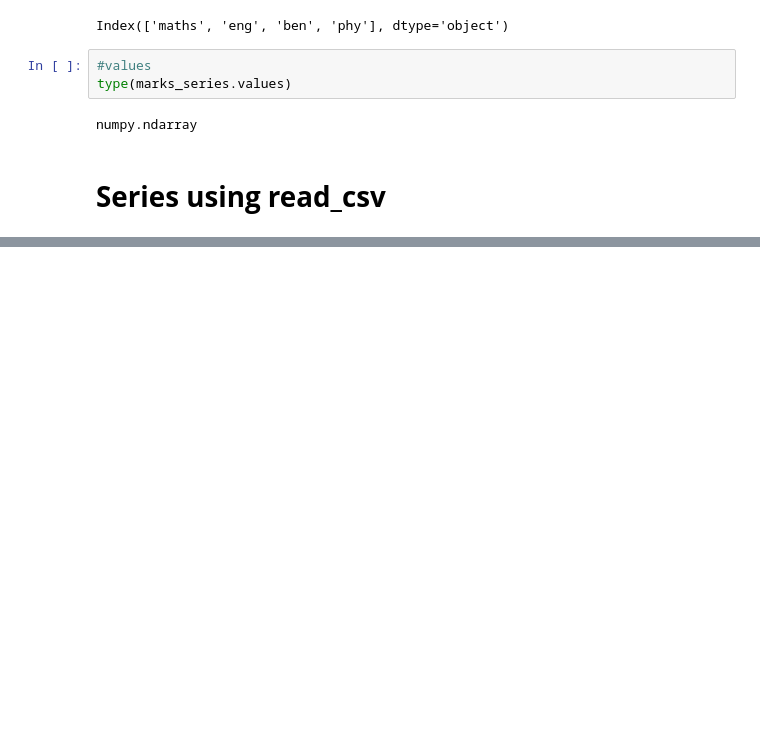
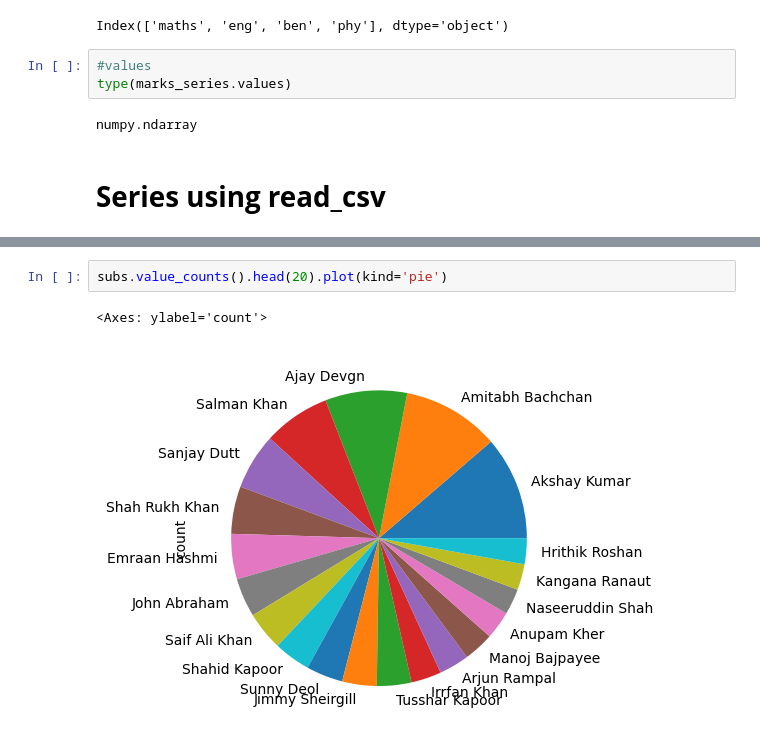
Before and after one commit to Ankitapaul1234/gc_ml, a Jupyter notebook: Untitled1.ipynb, the cells around one changed output, grey strips where cells are left out. Saved outputs shown, nothing was run; the diff lists cells and outputs as text; blank space fills up the shorter version.

```diff
--- a/Untitled1.ipynb
+++ b/Untitled1.ipynb
@@ -148,0 +553,5 @@ print(subs)
+# %%
+subs.value_counts().head(20).plot(kind='pie')
+# %% [output]
+<Axes: ylabel='count'>
+[figure, added]
```
Also changed, not shown: parts of 46 cells of this notebook.
